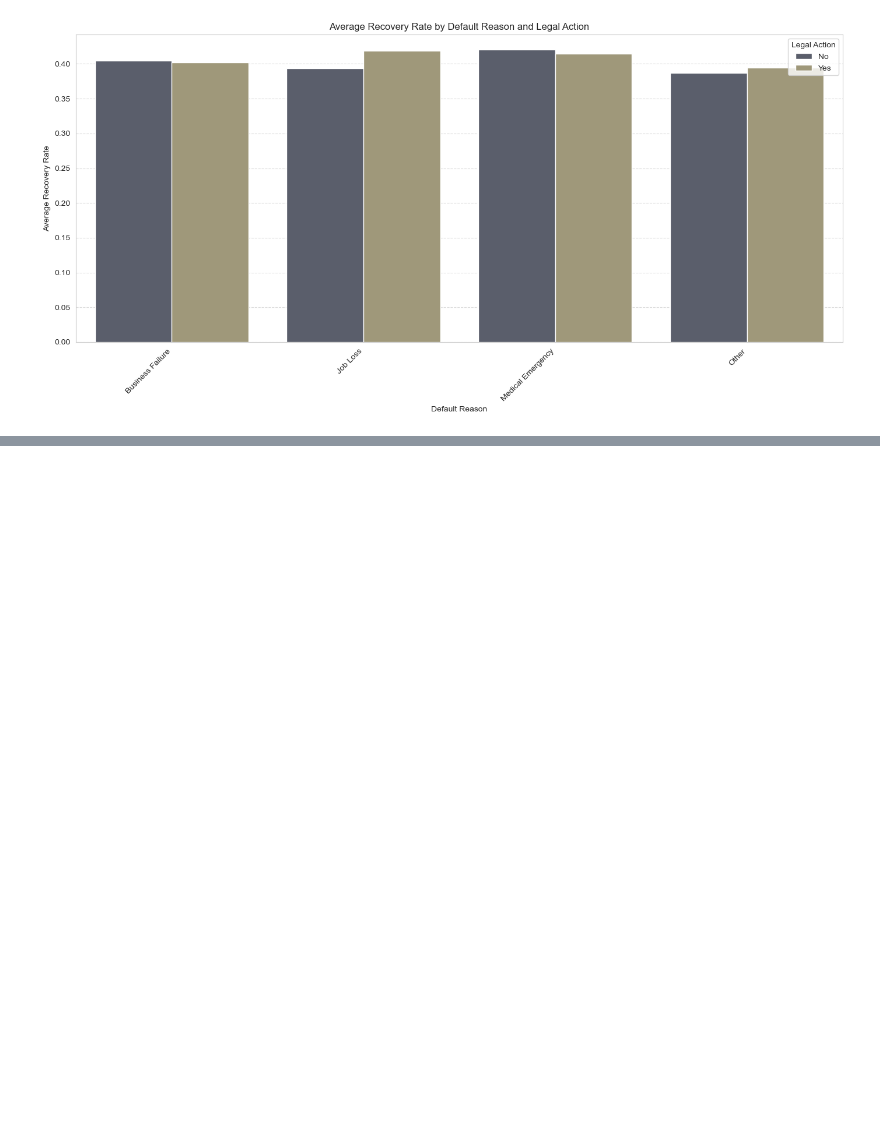
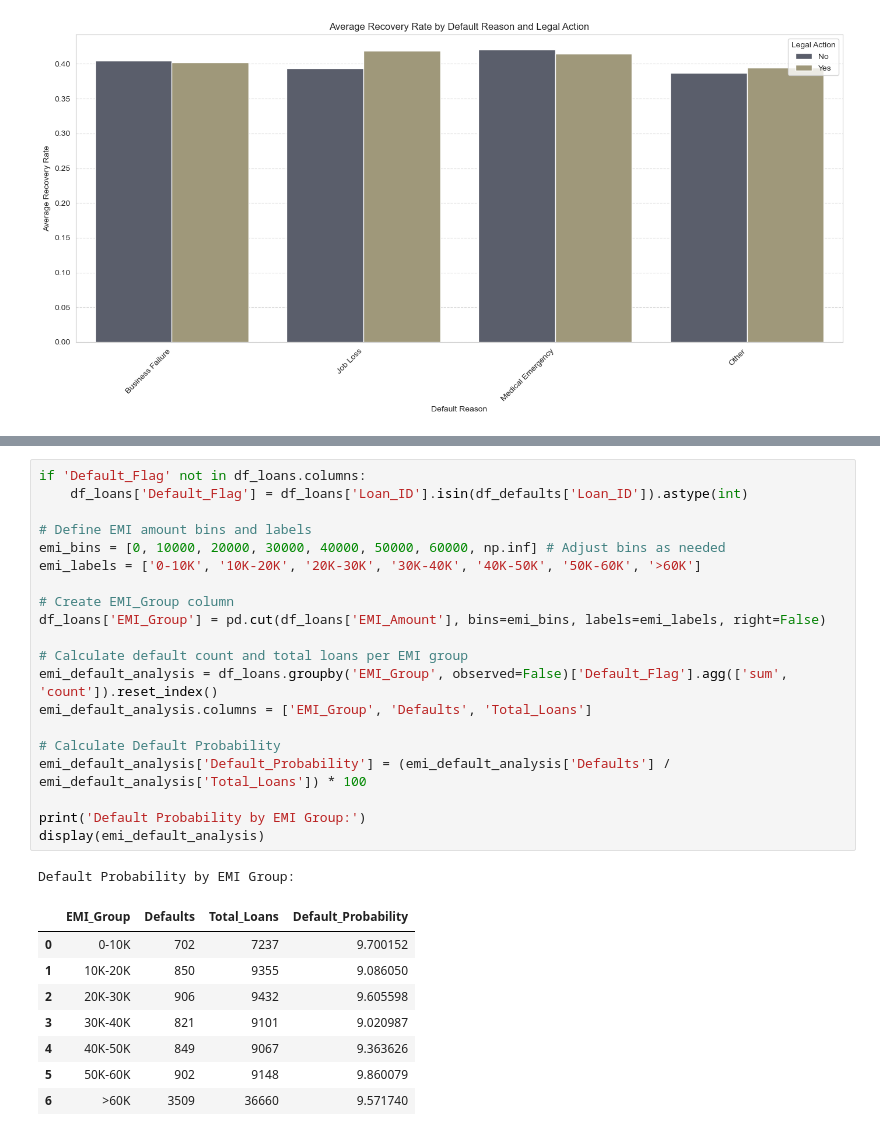
Before and after one commit to nisithasadangi/hv_assignment_28M_12A, a Jupyter notebook: assignment.ipynb, the cells around one changed output, grey strips where cells are left out. Drawn from its saved outputs; the diff is of its cells as text; blank space fills up the shorter version.

```diff
--- a/assignment.ipynb
+++ b/assignment.ipynb
@@ -1102,0 +1108,30 @@ plt.show()
+# %%
+if 'Default_Flag' not in df_loans.columns:
+    df_loans['Default_Flag'] = df_loans['Loan_ID'].isin(df_defaults['Loan_ID']).astype(int)
+
+# Define EMI amount bins and labels
+emi_bins = [0, 10000, 20000, 30000, 40000, 50000, 60000, np.inf] # Adjust bins as needed
+emi_labels = ['0-10K', '10K-20K', '20K-30K', '30K-40K', '40K-50K', '50K-60K', '>60K']
+
+# Create EMI_Group column
+df_loans['EMI_Group'] = pd.cut(df_loans['EMI_Amount'], bins=emi_bins, labels=emi_labels, right=False)
+
+# Calculate default count and total loans per EMI group
+emi_default_analysis = df_loans.groupby('EMI_Group', observed=False)['Default_Flag'].agg(['sum', 'count']).reset_index()
+emi_default_analysis.columns = ['EMI_Group', 'Defaults', 'Total_Loans']
+
+# Calculate Default Probability
+emi_default_analysis['Default_Probability'] = (emi_default_analysis['Defaults'] / emi_default_analysis['Total_Loans']) * 100
+
+print('Default Probability by EMI Group:')
+display(emi_default_analysis)
+# %% [output]
+Default Probability by EMI Group:
+|  | EMI_Group | Defaults | Total_Loans | Default_Probability |
+| 0 | 0-10K | 702 | 7237 | 9.700152 |
+| 1 | 10K-20K | 850 | 9355 | 9.086050 |
+| 2 | 20K-30K | 906 | 9432 | 9.605598 |
+| 3 | 30K-40K | 821 | 9101 | 9.020987 |
+| 4 | 40K-50K | 849 | 9067 | 9.363626 |
+| 5 | 50K-60K | 902 | 9148 | 9.860079 |
+| 6 | >60K | 3509 | 36660 | 9.571740 |
```
Also changed, not shown: parts of 4 cells of this notebook.
